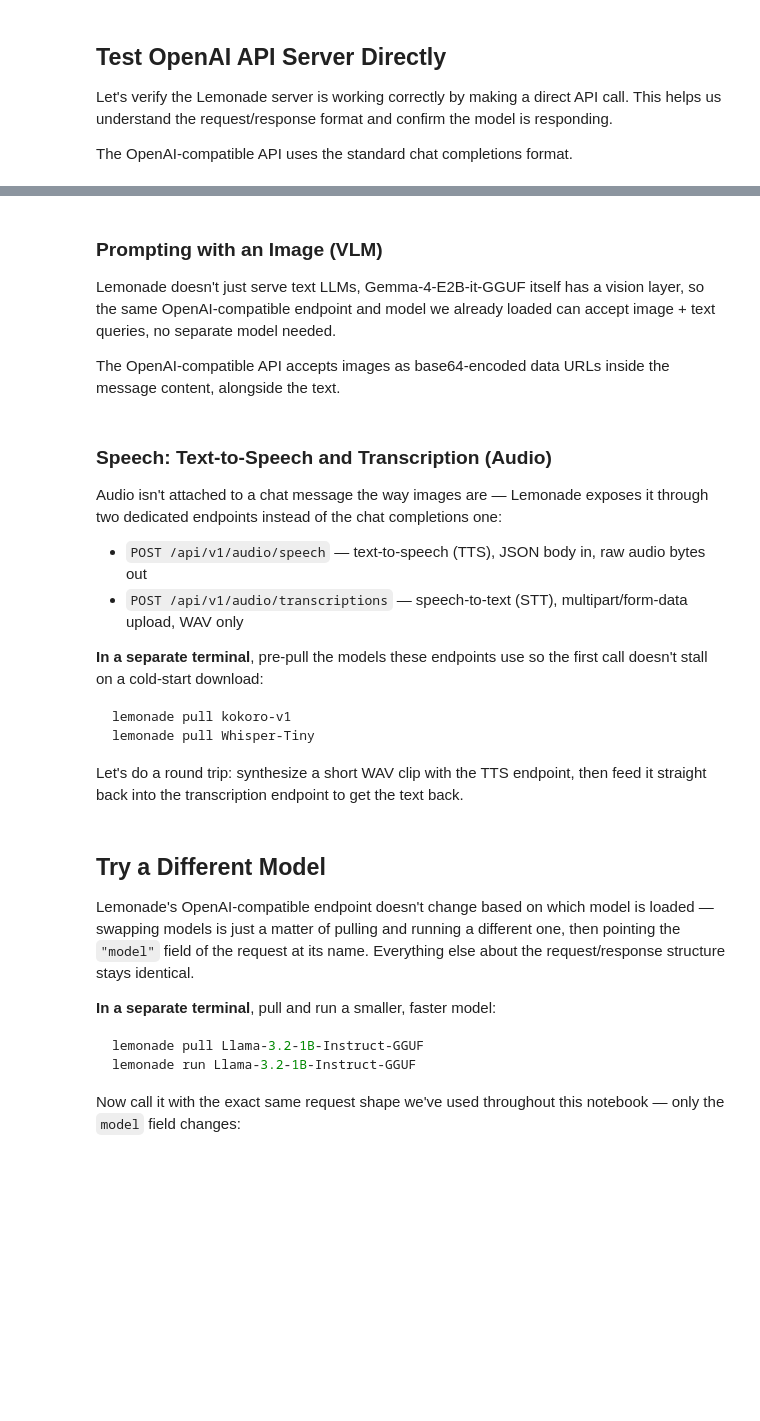
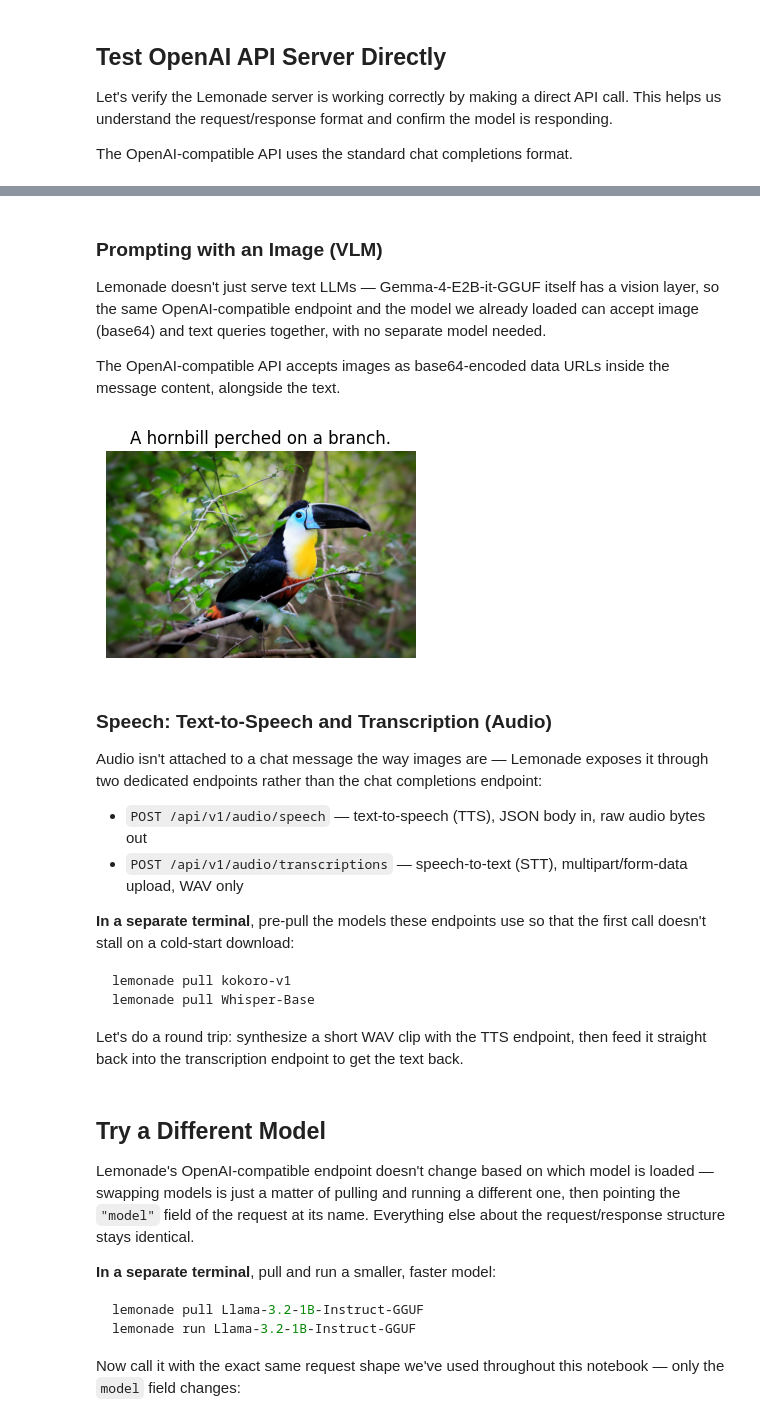
Before and after one commit to skalade/Ryzers, a Jupyter notebook: packages/workshops/roscon26/local_inference/notebooks/02_local_inference_with_lemonade.ipynb, the cells around one changed output, grey strips where cells are left out. Drawn from its saved outputs; the diff is of its cells as text; code cells hidden in the pictures; blank space fills up the shorter version.

````diff
--- a/packages/workshops/roscon26/local_inference/notebooks/02_local_inference_with_lemonade.ipynb
+++ b/packages/workshops/roscon26/local_inference/notebooks/02_local_inference_with_lemonade.ipynb
@@ -79,7 +97,7 @@ print(ask("How can I make a lemonade?"))
 # %% [markdown]
 ### Prompting with an Image (VLM)
 
-Lemonade doesn't just serve text LLMs, Gemma-4-E2B-it-GGUF itself has a vision layer, so the same OpenAI-compatible endpoint and model we already loaded can accept image + text queries, no separate model needed.
+Lemonade doesn't just serve text LLMs — Gemma-4-E2B-it-GGUF itself has a vision layer, so the same OpenAI-compatible endpoint and the model we already loaded can accept image (base64) and text queries together, with no separate model needed.
 
 The OpenAI-compatible API accepts images as base64-encoded data URLs inside the message content, alongside the text.
 # %%
@@ -107,7 +125,7 @@ def ask_with_image(image_path: str, question: str):
             }
         ],
         "temperature": 0.2,
-        "max_tokens": 256
+        "max_tokens": 3000
     }
 
     r = requests.post(LEMONADE_SERVER_URL, json=payload, timeout=120)
@@ -120,18 +138,22 @@ def ask_with_image(image_path: str, question: str):
     ax.imshow(cv2.cvtColor(img, cv2.COLOR_BGR2RGB))
     ax.set_title(resp["choices"][0]["message"]["content"])
     ax.axis("off")
+# %%
+ask_with_image("images/toucan.jpg", "What's in this image? Be concise.")
+# %% [output]
+[figure, added]
 # %% [markdown]
 ### Speech: Text-to-Speech and Transcription (Audio)
 
-Audio isn't attached to a chat message the way images are — Lemonade exposes it through two dedicated endpoints instead of the chat completions one:
+Audio isn't attached to a chat message the way images are — Lemonade exposes it through two dedicated endpoints rather than the chat completions endpoint:
 - `POST /api/v1/audio/speech` — text-to-speech (TTS), JSON body in, raw audio bytes out
 - `POST /api/v1/audio/transcriptions` — speech-to-text (STT), multipart/form-data upload, WAV only
 
-**In a separate terminal**, pre-pull the models these endpoints use so the first call doesn't stall on a cold-start download:
+**In a separate terminal**, pre-pull the models these endpoints use so that the first call doesn't stall on a cold-start download:
 
 ```bash
 lemonade pull kokoro-v1
-lemonade pull Whisper-Tiny
+lemonade pull Whisper-Base
 ```
 
 Let's do a round trip: synthesize a short WAV clip with the TTS endpoint, then feed it straight back into the transcription endpoint to get the text back.
````
Also changed, not shown: parts of 8 cells of this notebook.
